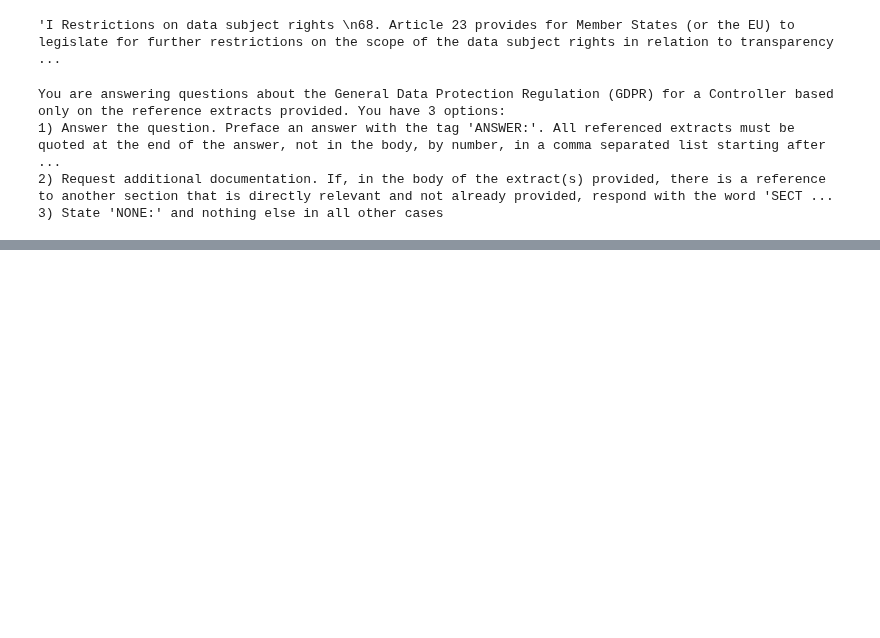
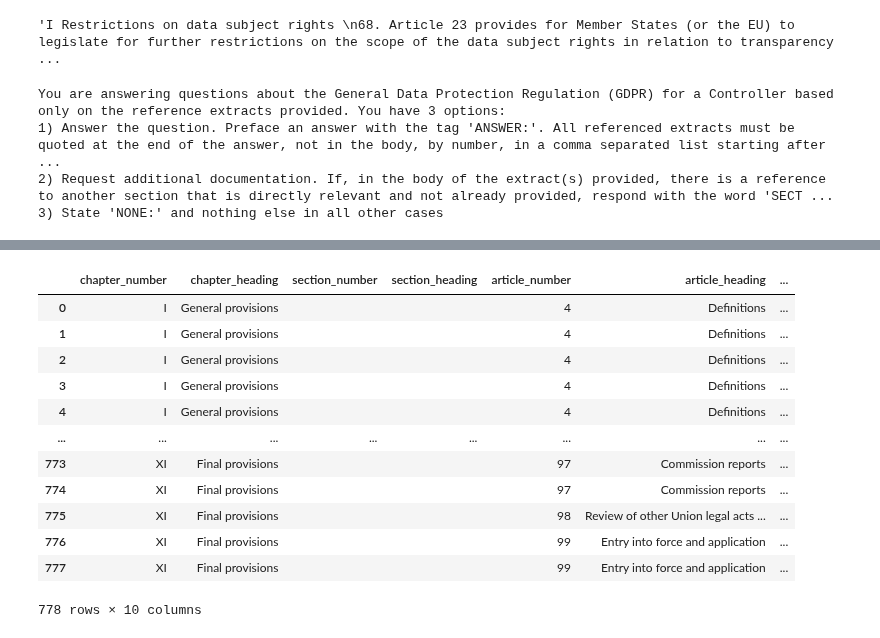
Before and after one commit to sjondavey/gdpr, a Jupyter notebook: 51_chat_corpus.ipynb, the cells around one changed output, grey strips where cells are left out. Drawn from its saved outputs; the diff is of its cells as text; code cells hidden in the pictures; blank space fills up the shorter version.

```diff
--- a/51_chat_corpus.ipynb
+++ b/51_chat_corpus.ipynb
@@ -341,0 +321,11 @@ and another
+# %%
+import streamlit_antd_components as sac
+from anytree import Node, RenderTree
+from regulations_rag.regulation_table_of_content import StandardTableOfContent
+
+from gdpr_rag.documents.gdpr import GDPR
+
+doc = GDPR()
+
+reference_checker = doc.reference_checker
+df = doc.document_as_df
@@ -341,0 +336,16 @@ and another
+# %%
+df
+# %% [output]
+|  | chapter_number | chapter_heading | section_number | section_heading | article_number | article_heading | ... |
+| 0 | I | General provisions |  |  | 4 | Definitions | ... |
+| 1 | I | General provisions |  |  | 4 | Definitions | ... |
+| 2 | I | General provisions |  |  | 4 | Definitions | ... |
+| 3 | I | General provisions |  |  | 4 | Definitions | ... |
+| 4 | I | General provisions |  |  | 4 | Definitions | ... |
+| ... | ... | ... | ... | ... | ... | ... | ... |
+| 773 | XI | Final provisions |  |  | 97 | Commission reports | ... |
+| 774 | XI | Final provisions |  |  | 97 | Commission reports | ... |
+| 775 | XI | Final provisions |  |  | 98 | Review of other Union legal acts ... | ... |
+| 776 | XI | Final provisions |  |  | 99 | Entry into force and application | ... |
+| 777 | XI | Final provisions |  |  | 99 | Entry into force and application | ... |
+778 rows × 10 columns
```
Also changed, not shown: parts of 10 cells of this notebook, 35 other files.
